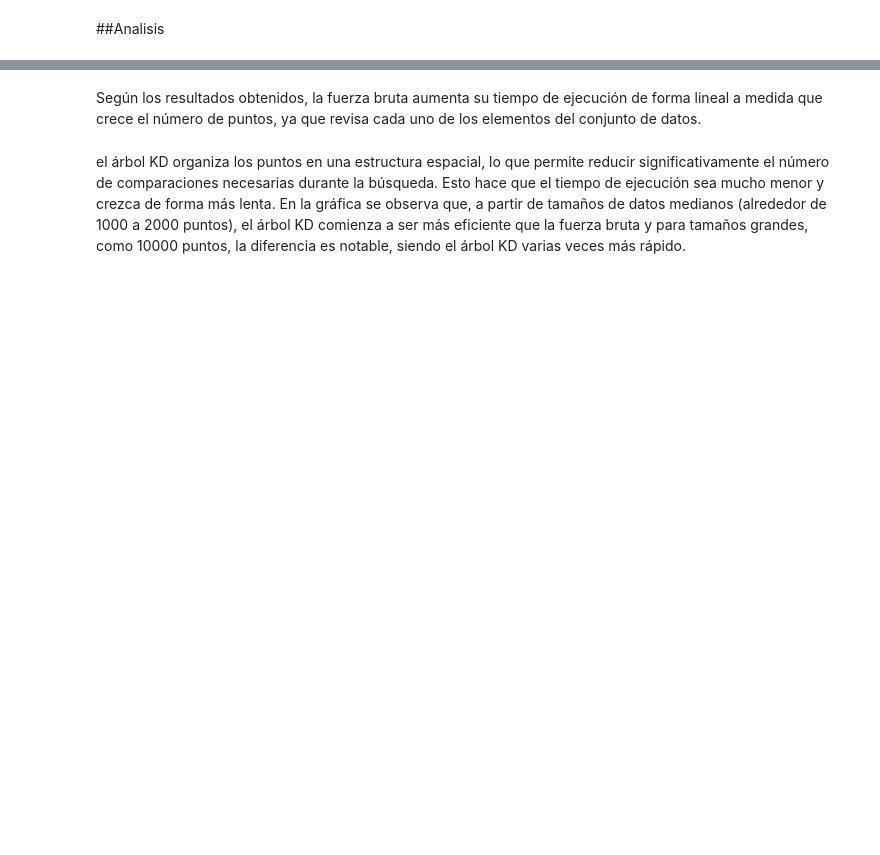
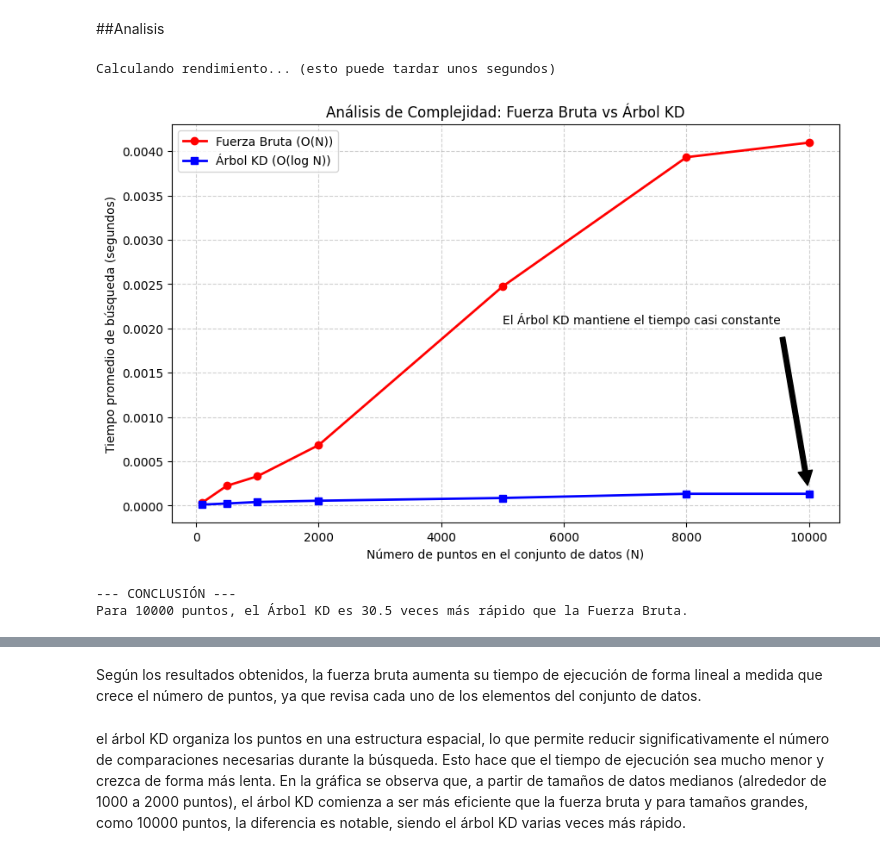
Before and after one commit to Juadrg/Estructuta-de-base-de-datos, a Jupyter notebook: laboratorio3/laboratorio3.ipynb, the cells around one changed output, grey strips where cells are left out. Drawn from its saved outputs; the diff is of its cells as text; code cells hidden in the pictures; blank space fills up the shorter version.

```diff
--- a/laboratorio3/laboratorio3.ipynb
+++ b/laboratorio3/laboratorio3.ipynb
@@ -145,5 +214,83 @@ plt.show()
 # %% [markdown]
 ##Analisis
+# %%
+import time
+import random
+import math
+import matplotlib.pyplot as plt
+
+random.seed(42)
+
+# 1. FUNCIÓN DE FUERZA BRUTA (Para tener contra qué comparar)
+def radio_fuerza_bruta(lista, q, r):
+    encontrados = []
+    for p in lista:
+        dist = math.sqrt((p[0]-q[0])**2 + (p[1]-q[1])**2)
+        if dist <= r:
+            encontrados.append(p)
+    return encontrados
+
+# 2. CONFIGURACIÓN DEL EXPERIMENTO
+# Probamos con diferentes cantidades de puntos para ver cómo crece el tiempo
+tamanos = [100, 500, 1000, 2000, 5000, 8000, 10000]
+tiempos_fuerza_bruta = []
+tiempos_kdtree = []
+
+punto_test = (5000, 5000)
+radio_test = 500
+repeticiones = 30 # Hacemos la búsqueda 30 veces para sacar un promedio real
+
+print("Calculando rendimiento... (esto puede tardar unos segundos)")
+
+for n in tamanos:
+    # Generar puntos y construir el árbol
+    puntos_n = [(random.uniform(0, 10000), random.uniform(0, 10000)) for _ in range(n)]
+    arbol_n = kd(puntos_n) # Usamos tu función de la celda 1
+
+    # --- Medir Fuerza Bruta ---
+    inicio = time.time()
+    for _ in range(repeticiones):
+        _ = radio_fuerza_bruta(puntos_n, punto_test, radio_test)
+    tiempos_fuerza_bruta.append((time.time() - inicio) / repeticiones)
+
+    # --- Medir Árbol KD ---
+    inicio = time.time()
+    for _ in range(repeticiones):
+        _ = radio(arbol_n, punto_test, radio_test)
+    tiempos_kdtree.append((time.time() - inicio) / repeticiones)
+
+# 3. GRÁFICA DE RENDIMIENTO
+plt.figure(figsize=(10, 6))
+
+# Línea de Fuerza Bruta (Lineal O(N))
+plt.plot(tamanos, tiempos_fuerza_bruta, 'r-o', label='Fuerza Bruta (O(N))', linewidth=2)
+
+# Línea de Árbol KD (Logarítmico O(log N))
+plt.plot(tamanos, tiempos_kdtree, 'b-s', label='Árbol KD (O(log N))', linewidth=2)
+
+plt.title("Análisis de Complejidad: Fuerza Bruta vs Árbol KD")
+plt.xlabel("Número de puntos en el conjunto de datos (N)")
+plt.ylabel("Tiempo promedio de búsqueda (segundos)")
+plt.legend()
+plt.grid(True, linestyle='--', alpha=0.6)
+
+# Añadir una nota explicativa en la gráfica
+plt.annotate('El Árbol KD mantiene el tiempo casi constante',
+             xy=(tamanos[-1], tiempos_kdtree[-1]),
+             xytext=(5000, tiempos_fuerza_bruta[-1]/2),
+             arrowprops=dict(facecolor='black', shrink=0.05))
+
+plt.show()
+
+# 4. CONCLUSIÓN IMPRESA
+ventaja = tiempos_fuerza_bruta[-1] / tiempos_kdtree[-1]
+print(f"\n--- CONCLUSIÓN ---")
+print(f"Para {tamanos[-1]} puntos, el Árbol KD es {ventaja:.1f} veces más rápido que la Fuerza Bruta.")
+# %% [output]
+Calculando rendimiento... (esto puede tardar unos segundos)
+[figure, added]
+--- CONCLUSIÓN ---
+Para 10000 puntos, el Árbol KD es 30.5 veces más rápido que la Fuerza Bruta.
 # %%
 import time
 import random
```
Also changed, not shown: parts of 2 cells of this notebook.
